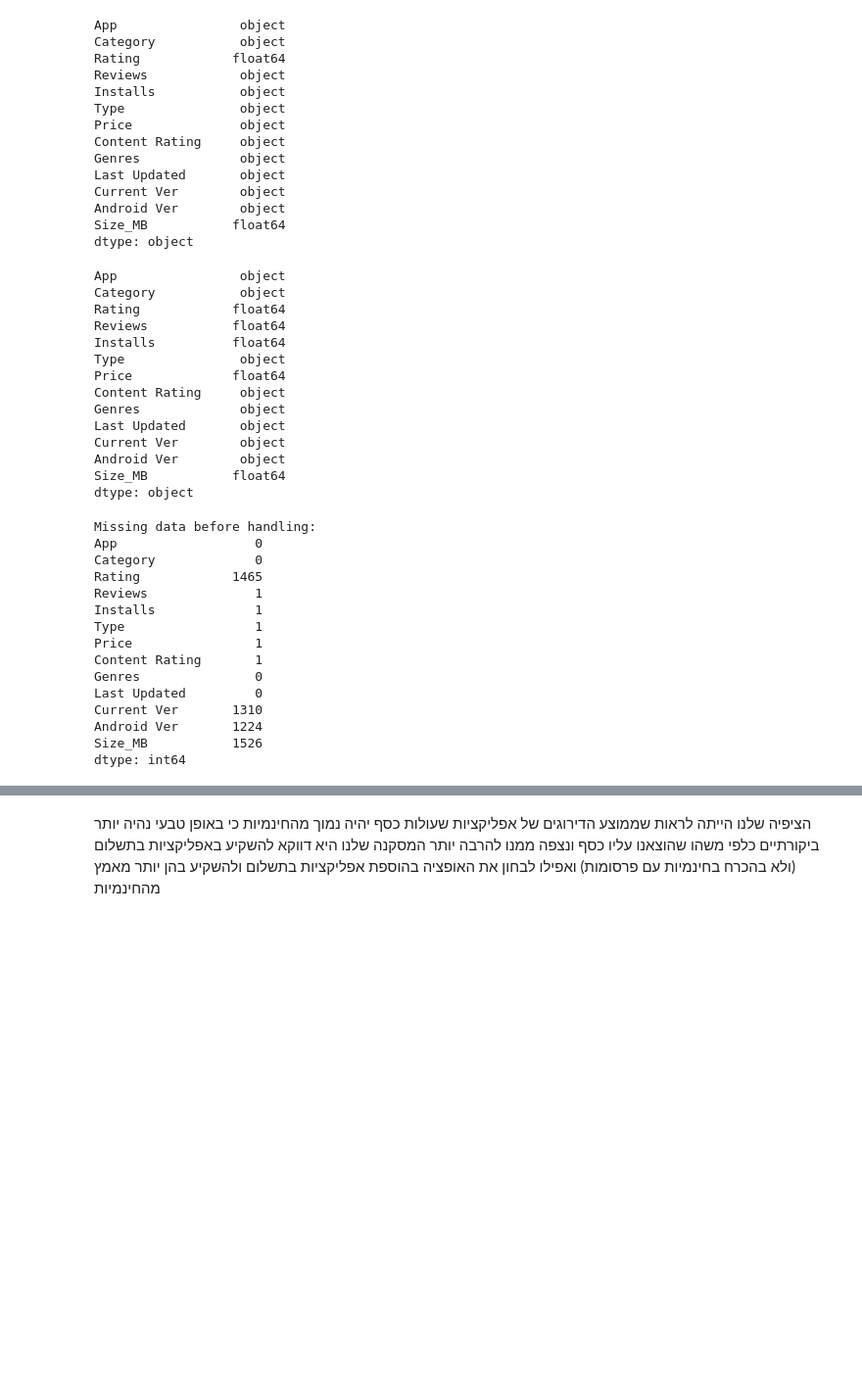
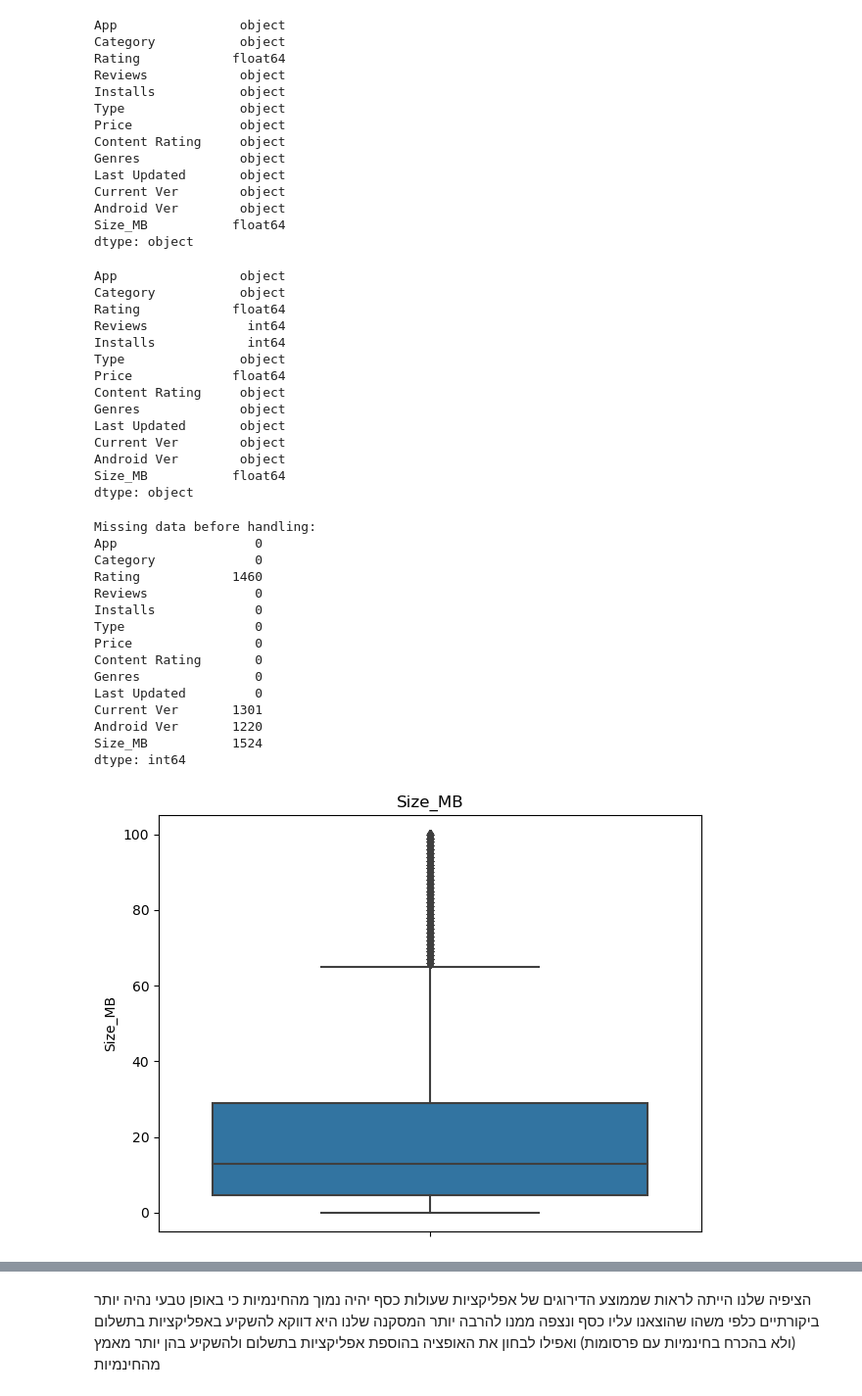
Before and after one commit to Yairvedaniel/project1, a Jupyter notebook: googleplaystoreproject_ogen.ipynb, the cells around one changed output, grey strips where cells are left out. Shown: that part at 98% size. Cells and saved outputs as stored; diff of their text form; code cells hidden in the pictures; blank space fills up the shorter version.

```diff
--- a/googleplaystoreproject_ogen.ipynb
+++ b/googleplaystoreproject_ogen.ipynb
@@ -96,2 +105,5 @@ apps.shape
 # %%
-apps.dtypes
+apps = apps.dropna(subset=['Current Ver'])
+apps = apps.dropna(subset=['Android Ver'])
+apps = apps.dropna(subset=['Content Rating'])
+apps = apps.dropna(subset=['Type'])
@@ -126,4 +183,4 @@ for col in cols:
 # %%
 
 # ניקוי המילים "and up" מהעמודה "Android Ver"
-apps['Android Ver'] = apps['Android Ver'].str.replace('and up', '', regex=False)
+#apps['Android Ver'] = apps['Android Ver'].str.replace('and up', '', regex=False)
@@ -213,13 +210,14 @@ apps.Reviews = pd.to_numeric(apps.Reviews, errors='coerce')
 apps.Price = pd.to_numeric(apps.Price, errors='coerce')
 apps.Rating = pd.to_numeric(apps.Rating, errors='coerce')
 apps.Installs = pd.to_numeric(apps.Installs, errors='coerce')
+apps.Size_MB = pd.to_numeric(apps.Size_MB, errors='coerce')
 apps.dtypes
 # %% [output]
 App                object
 Category           object
 Rating            float64
-Reviews           float64
-Installs          float64
+Reviews             int64
+Installs            int64
 Type               object
 Price             float64
 Content Rating     object
@@ -239,15 +235,15 @@ print(missing_data)
 Missing data before handling:
 App                  0
 Category             0
-Rating            1465
-Reviews              1
-Installs             1
-Type                 1
-Price                1
-Content Rating       1
+Rating            1460
+Reviews              0
+Installs             0
+Type                 0
+Price                0
+Content Rating       0
 Genres               0
 Last Updated         0
-Current Ver       1310
-Android Ver       1224
-Size_MB           1526
+Current Ver       1301
+Android Ver       1220
+Size_MB           1524
 dtype: int64
@@ -265,0 +250,11 @@ missing_index_Content_Rating = apps[apps['Content Rating'].isnull()].index
+# %%
+
+# Creating boxplots for each column and displaying them in the same row
+plt.subplot()
+sns.boxplot(data=apps, y='Size_MB')
+plt.title('Size_MB')
+
+plt.tight_layout()
+plt.show()
+# %% [output]
+[figure, added]
```
Also changed, not shown: parts of 54 cells of this notebook.
